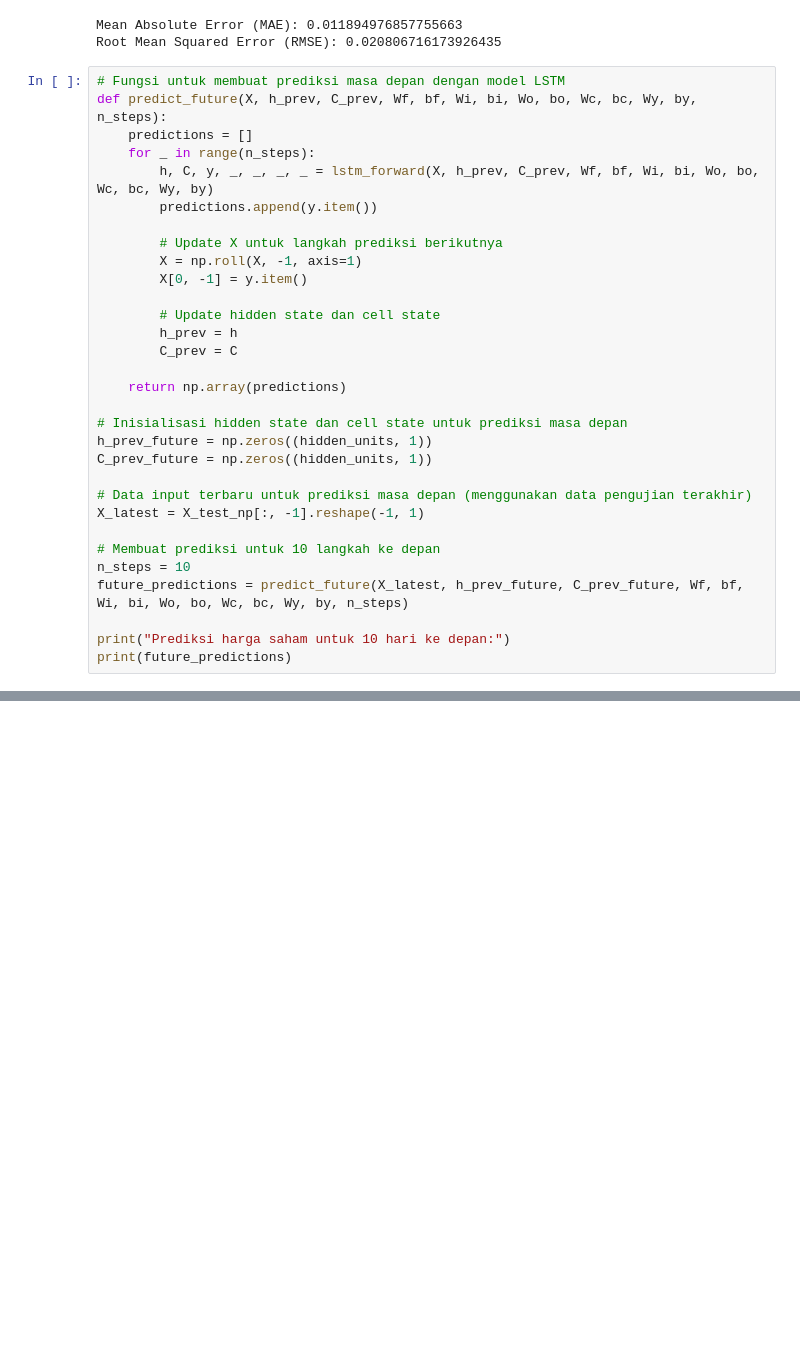
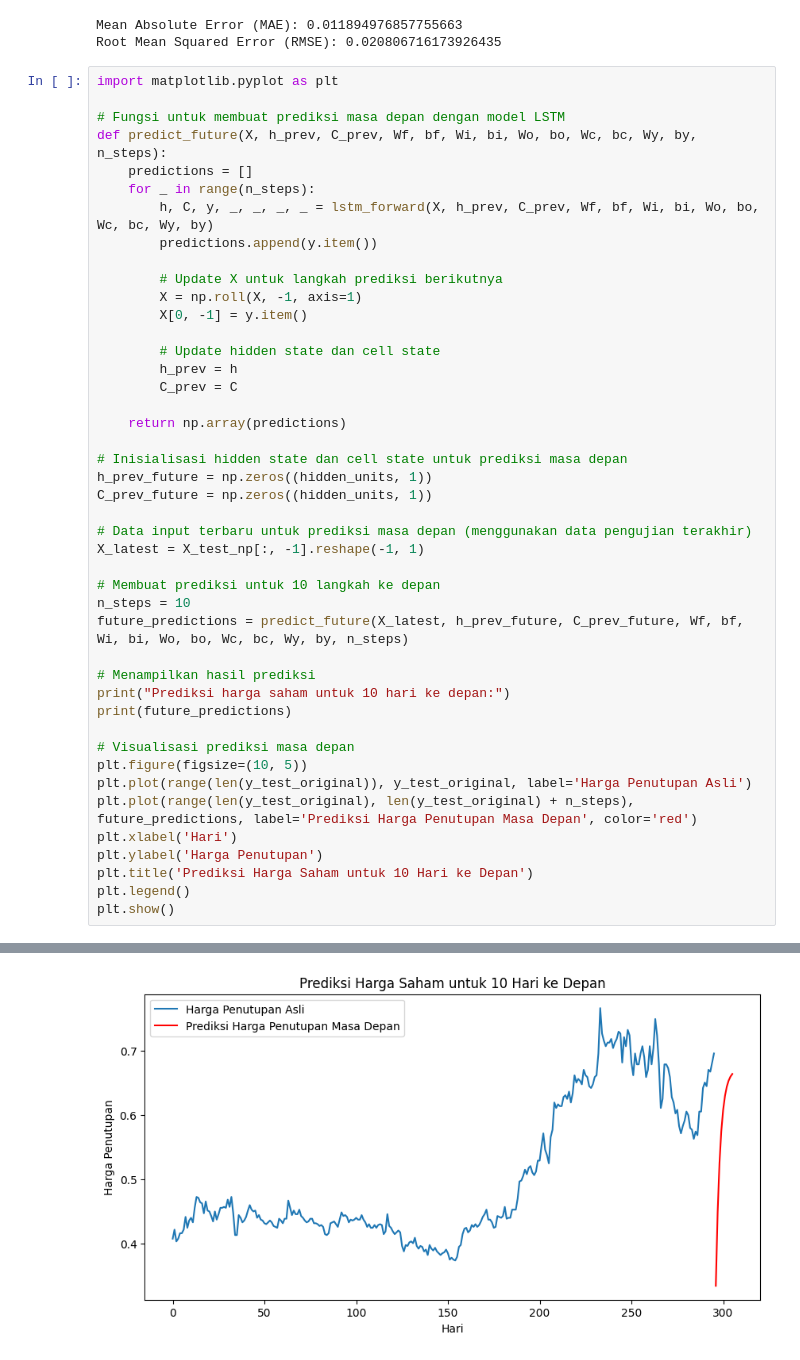
Before and after one commit to hizamruljaen123/LSTM_prediction, a Jupyter notebook: lstm.ipynb, the cells around one changed output, grey strips where cells are left out. Cells and saved outputs as stored; diff of their text form; blank space fills up the shorter version.

```diff
--- a/lstm.ipynb
+++ b/lstm.ipynb
@@ -493,6 +493,8 @@ print(f"Root Mean Squared Error (RMSE): {rmse}")
 Mean Absolute Error (MAE): 0.011894976857755663
 Root Mean Squared Error (RMSE): 0.020806716173926435
 # %%
+import matplotlib.pyplot as plt
+
 # Fungsi untuk membuat prediksi masa depan dengan model LSTM
 def predict_future(X, h_prev, C_prev, Wf, bf, Wi, bi, Wo, bo, Wc, bc, Wy, by, n_steps):
     predictions = []
@@ -500,30 +502,42 @@ def predict_future(X, h_prev, C_prev, Wf, bf, Wi, bi, Wo, bo, Wc, bc, Wy, by, n_
         h, C, y, _, _, _, _ = lstm_forward(X, h_prev, C_prev, Wf, bf, Wi, bi, Wo, bo, Wc, bc, Wy, by)
         predictions.append(y.item())
 
         # Update X untuk langkah prediksi berikutnya
         X = np.roll(X, -1, axis=1)
         X[0, -1] = y.item()
 
         # Update hidden state dan cell state
         h_prev = h
         C_prev = C
 
     return np.array(predictions)
 
 # Inisialisasi hidden state dan cell state untuk prediksi masa depan
 h_prev_future = np.zeros((hidden_units, 1))
 C_prev_future = np.zeros((hidden_units, 1))
 
 # Data input terbaru untuk prediksi masa depan (menggunakan data pengujian terakhir)
 X_latest = X_test_np[:, -1].reshape(-1, 1)
 
 # Membuat prediksi untuk 10 langkah ke depan
 n_steps = 10
 future_predictions = predict_future(X_latest, h_prev_future, C_prev_future, Wf, bf, Wi, bi, Wo, bo, Wc, bc, Wy, by, n_steps)
 
+# Menampilkan hasil prediksi
 print("Prediksi harga saham untuk 10 hari ke depan:")
 print(future_predictions)
+
+# Visualisasi prediksi masa depan
+plt.figure(figsize=(10, 5))
+plt.plot(range(len(y_test_original)), y_test_original, label='Harga Penutupan Asli')
+plt.plot(range(len(y_test_original), len(y_test_original) + n_steps), future_predictions, label='Prediksi Harga Penutupan Masa Depan', color='red')
+plt.xlabel('Hari')
+plt.ylabel('Harga Penutupan')
+plt.title('Prediksi Harga Saham untuk 10 Hari ke Depan')
+plt.legend()
+plt.show()
 # %% [output]
 Prediksi harga saham untuk 10 hari ke depan:
 [0.33462536 0.44927668 0.52526348 0.5753339  0.60831837 0.63005061
  0.64437273 0.65381358 0.66003794 0.66414223]
+[figure, added]
```
